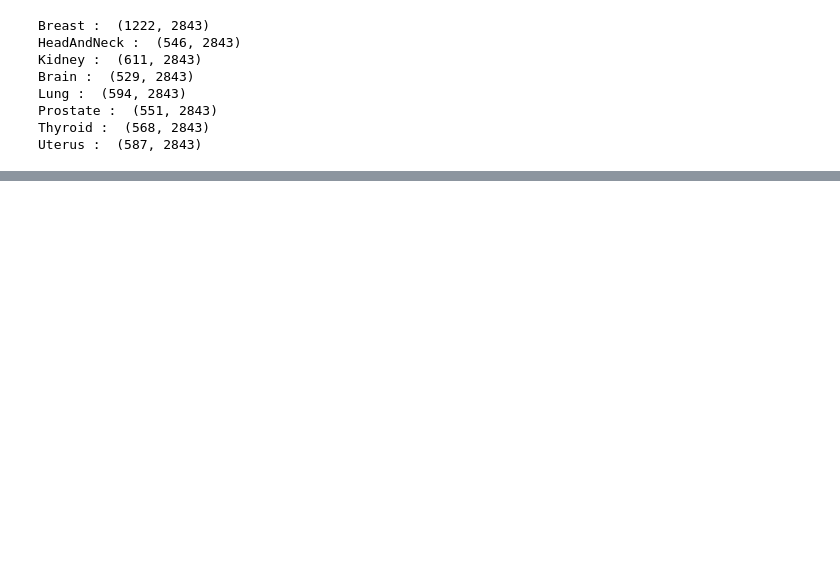
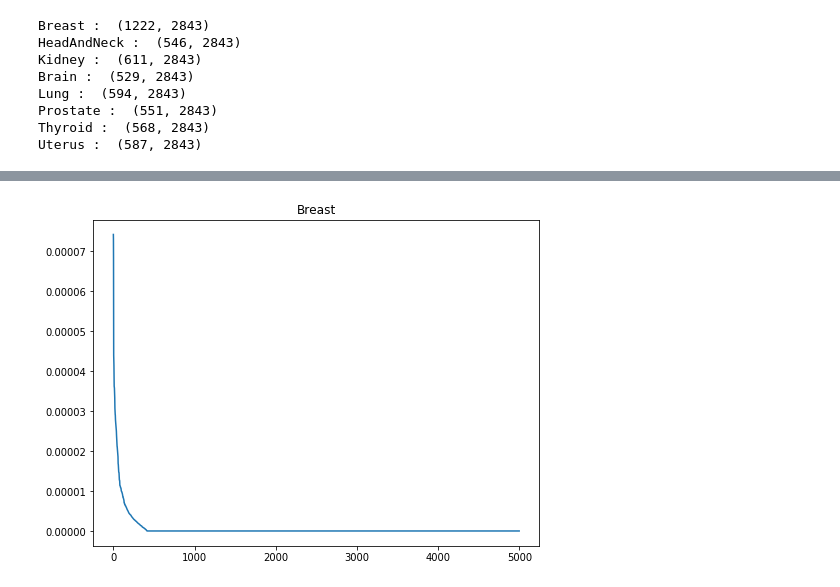
Before and after one commit to coocalcol/Datathon, a Jupyter notebook: datathon.ipynb, the cells around one changed output, grey strips where cells are left out. Drawn from its saved outputs; the diff is of its cells as text; code cells hidden in the pictures; blank space fills up the shorter version.

```diff
--- a/datathon.ipynb
+++ b/datathon.ipynb
@@ -46,0 +156,80 @@ df = organ_cancer['Brain']
+# %%
+effects = {}
+d1 = {}
+d2 = {}
+effects2 = {}
+for o in organs:
+    brain_healthy = organ_healthy[o]/2
+    brain_cancer = organ_cancer[o]
+    df = brain_cancer.append(brain_healthy)
+    #df = df.fillna(0)
+    # Train/test split
+    df['is_train'] = np.random.uniform(0, 1, len(df)) <= .75
+    train, test = df[df['is_train']==True], df[df['is_train']==False]
+    print('Organ: {}'.format(o))
+    print('Number of observations in the training data:', len(train))
+    print('Number of observations in the test data:',len(test))
+    imputer = Imputer()
+    data = pd.read_csv('brain.csv')
+    col_names = data.columns.values[1:-2]
+
+    raw_data = data[col_names].values
+    data[col_names] = imputer.fit_transform(raw_data)
+
+    data_train = data[data['is_train'] == True]
+    data_test = data[data['is_train'] != True]
+
+    X_train = data_train[col_names]
+    y_train = data_train['cancer']
+    X_test = data_test[col_names]
+    y_test = data_test['cancer']
+
+    LR_l1 = LogisticRegression(penalty='l1', tol=0.01)
+    LR_l1.fit(X_train,y_train)
+
+    delta = 1.1
+    prob = LR_l1.predict_proba(X_test)
+    d_prob = np.zeros(5000)
+    for i in range(5000):
+        X_test_copy = copy.deepcopy(X_test)
+        X_test_copy[col_names[i]] *= delta
+        prob_i = LR_l1.predict_proba(X_test_copy)
+        d_prob[i] = np.mean(np.abs(prob_i[:,1] - prob[:,1]))
+        d_prob_sorted = sorted([(i,d_prob[i]) for i in range(5000)], key=lambda t:-t[1])
+        gene_important = [col_names[d_prob_sorted[i][0]] for i in range(50)]
+
+    dd_prob = np.zeros(50 * 49 // 2)
+
+    idx2pair = [(i,j) for i in range(49) for j in range(i+1,50)]
+    for idx in range(50 * 49 // 2):
+        i, j = idx2pair[idx]
+        X_test_copy_i = copy.deepcopy(X_test)
+        X_test_copy_j = copy.deepcopy(X_test)
+
+        X_test_copy_i[gene_important[i]] *= delta
+        prob_i = LR_l1.predict_proba(X_test_copy_i)
+
+        X_test_copy_j[gene_important[j]] *= delta
+        prob_j = LR_l1.predict_proba(X_test_copy_j)
+
+        X_test_copy_i[gene_important[j]] *= delta
+        prob_ij = LR_l1.predict_proba(X_test_copy_i)
+        dd_prob[idx] = np.mean(np.abs(prob_ij[:,1] - prob_i[:,1] - prob_j[:,1] + prob[:,1]))
+        dd_prob_sorted = sorted([(idx, dd_prob[idx]) for idx in range(50 * 49 // 2)], key=lambda t:-t[1])
+        gene_important_2 = [(gene_important[idx2pair[dd_prob_sorted[i][0]][0]], gene_important[idx2pair[dd_prob_sorted[i][0]][1]]) for i in range(50)]
+
+    d1[o] = d_prob_sorted
+    d2[o] = dd_prob_sorted
+    effects[o] = [effect for _, effect in d_prob_sorted]
+    effects2[o] = [effect for _, effect in dd_prob_sorted]
+
+    fig = plt.figure(figsize=(8,6))
+    plt.title(o)
+    plt.plot(range(len(effects[o])), effects[o])
+    plt.savefig(o + "_effects.png")
+
+    fig = plt.figure(figsize=(8,6))
+    plt.title(o)
+    plt.plot(range(len(effects2[o])), effects2[o])
+    plt.savefig(o + "_effects2.png")
+# %% [output]
@@ -46,0 +253 @@ df = organ_cancer['Brain']
+[figure, added]
```
Also changed, not shown: parts of 28 cells of this notebook, 31 other files.
